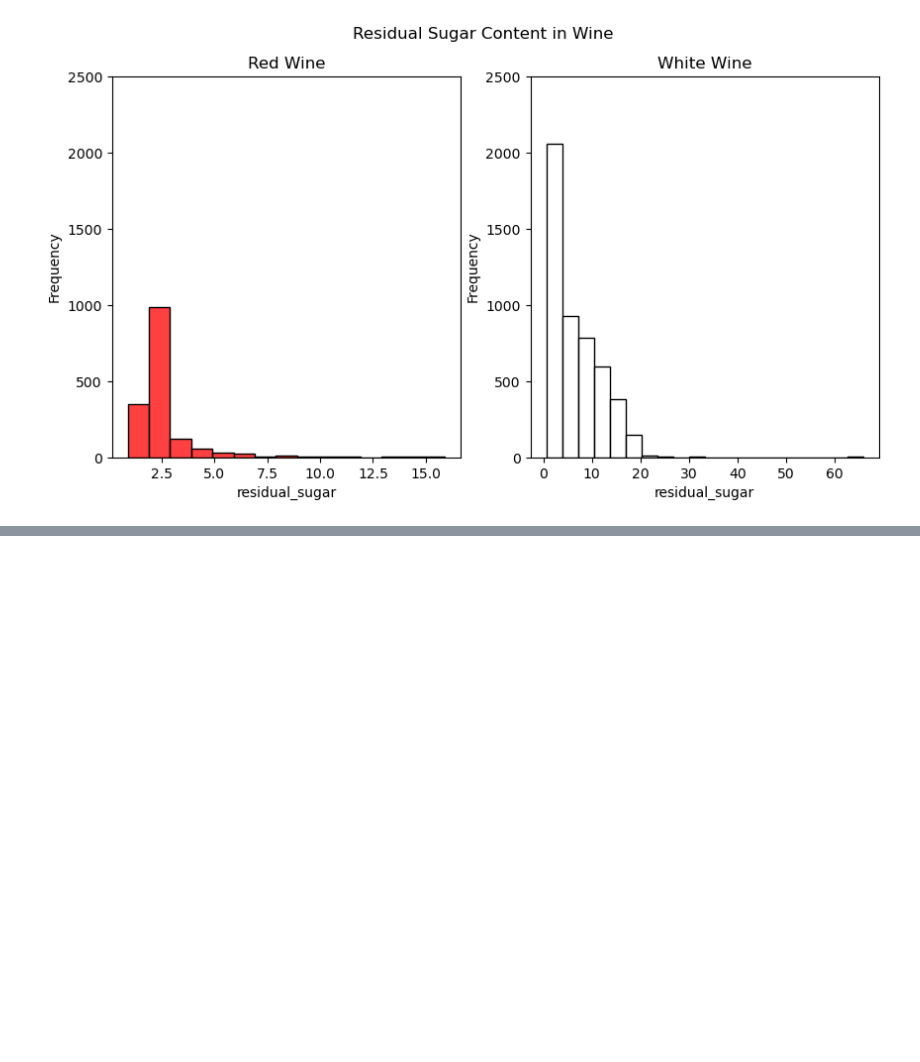
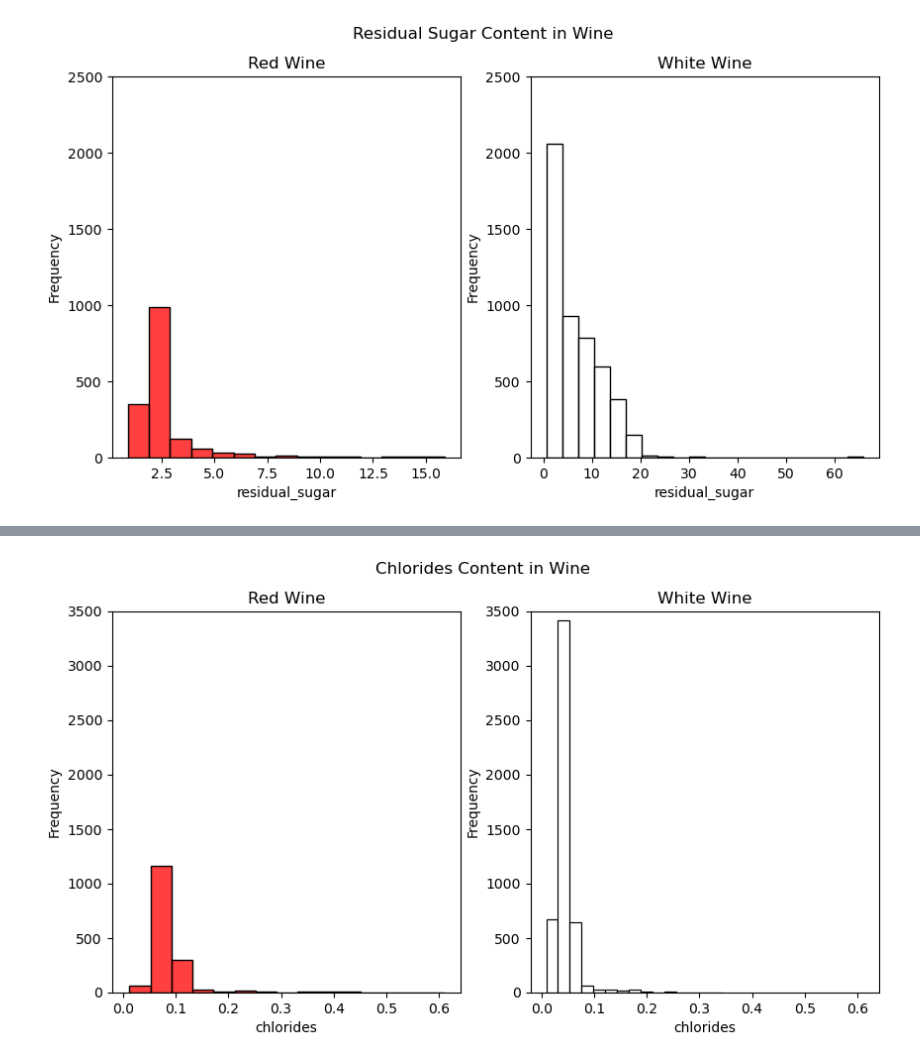
Before and after one commit to cdb8675309/Sprint-2, a Jupyter notebook: P2_S2.ipynb, the cells around one changed output, grey strips where cells are left out. Saved outputs shown, nothing was run; the diff lists cells and outputs as text; code cells hidden in the pictures; blank space fills up the shorter version.

```diff
--- a/P2_S2.ipynb
+++ b/P2_S2.ipynb
@@ -165,0 +183,16 @@ plt.show()
+# %%
+#chlorides content, frequency, by wine type
+
+import seaborn as sns
+
+fig, ax = plt.subplots(1,2, sharex=True, figsize=(10,5))
+
+sns.histplot(data=red_wine, x = 'chlorides', ax=ax[0], color='red', bins=15 ).set(title='Red Wine', ylabel = 'Frequency')
+sns.histplot(data=white_wine, x = 'chlorides', ax=ax[1], color='white', bins=15).set(title='White Wine', ylabel = 'Frequency')
+fig.suptitle('Chlorides Content in Wine')
+
+ax[0].set_ylim(top=3500)
+ax[1].set_ylim(top=3500)
+plt.show()
+# %% [output]
+[figure, added]
```
Also changed, not shown: parts of 2 cells of this notebook.
